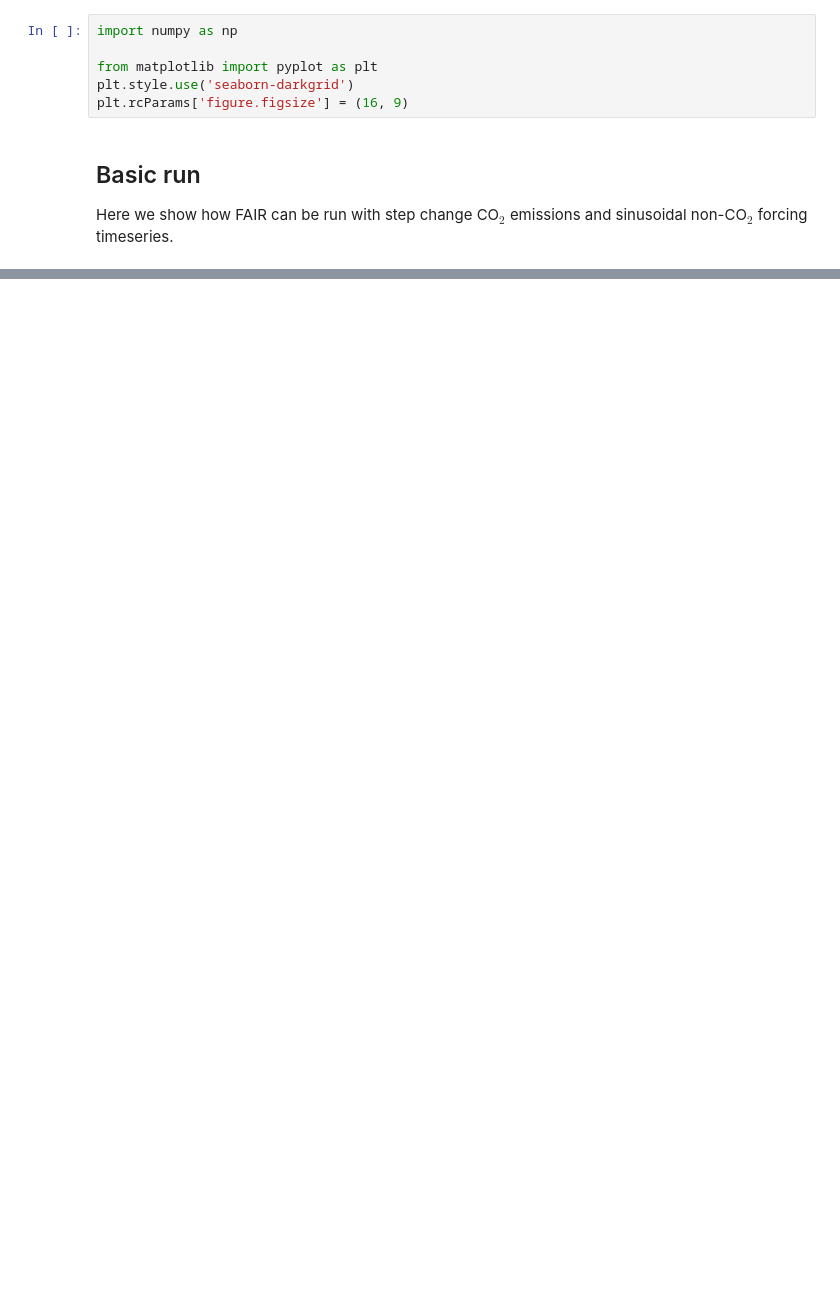
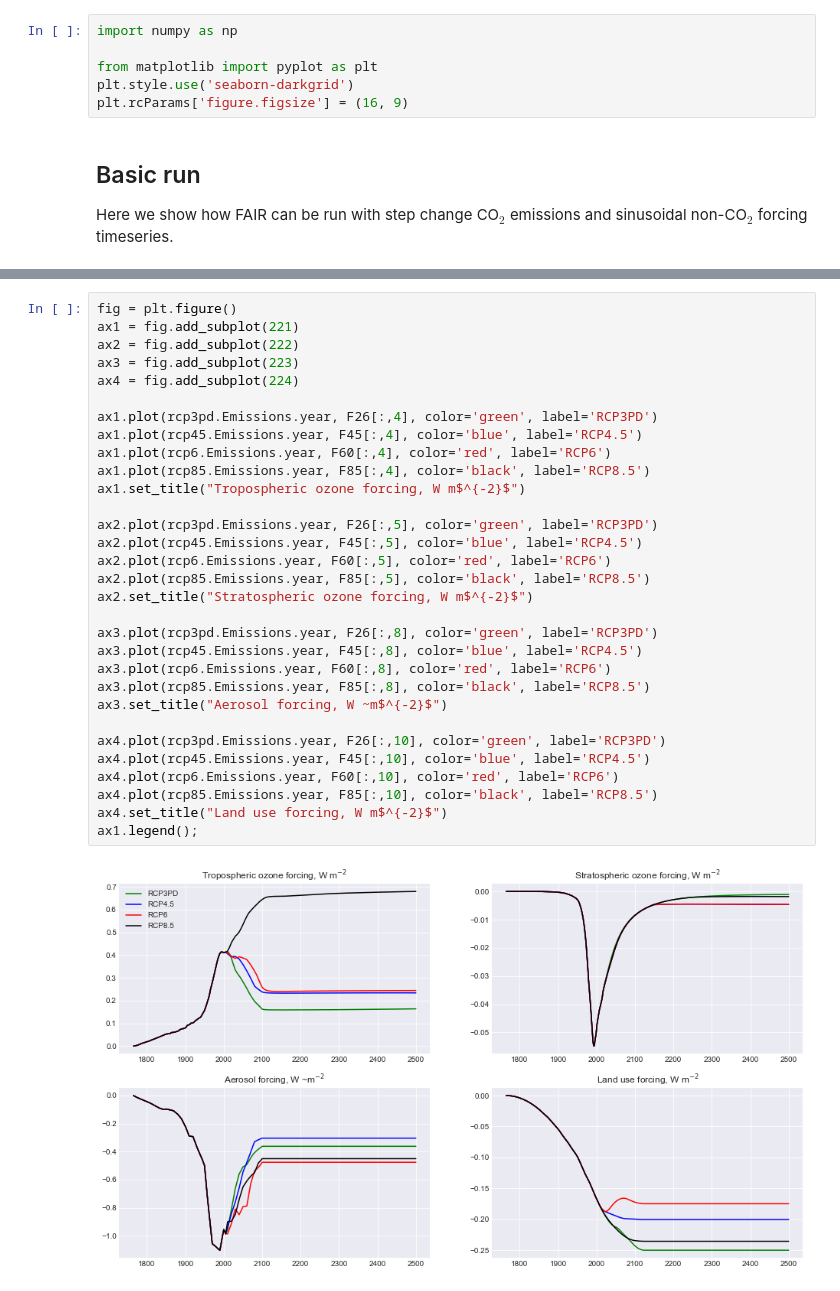
Before and after one commit to OMS-NetZero/FAIR, a Jupyter notebook: Example-Usage.ipynb, the cells around one changed output, grey strips where cells are left out. Drawn from its saved outputs; the diff is of its cells as text; blank space fills up the shorter version.

```diff
--- a/Example-Usage.ipynb
+++ b/Example-Usage.ipynb
@@ -125,0 +157,33 @@ ax4.set_ylabel('Temperature anomaly (K)');
+# %%
+fig = plt.figure()
+ax1 = fig.add_subplot(221)
+ax2 = fig.add_subplot(222)
+ax3 = fig.add_subplot(223)
+ax4 = fig.add_subplot(224)
+
+ax1.plot(rcp3pd.Emissions.year, F26[:,4], color='green', label='RCP3PD')
+ax1.plot(rcp45.Emissions.year, F45[:,4], color='blue', label='RCP4.5')
+ax1.plot(rcp6.Emissions.year, F60[:,4], color='red', label='RCP6')
+ax1.plot(rcp85.Emissions.year, F85[:,4], color='black', label='RCP8.5')
+ax1.set_title("Tropospheric ozone forcing, W m$^{-2}$")
+
+ax2.plot(rcp3pd.Emissions.year, F26[:,5], color='green', label='RCP3PD')
+ax2.plot(rcp45.Emissions.year, F45[:,5], color='blue', label='RCP4.5')
+ax2.plot(rcp6.Emissions.year, F60[:,5], color='red', label='RCP6')
+ax2.plot(rcp85.Emissions.year, F85[:,5], color='black', label='RCP8.5')
+ax2.set_title("Stratospheric ozone forcing, W m$^{-2}$")
+
+ax3.plot(rcp3pd.Emissions.year, F26[:,8], color='green', label='RCP3PD')
+ax3.plot(rcp45.Emissions.year, F45[:,8], color='blue', label='RCP4.5')
+ax3.plot(rcp6.Emissions.year, F60[:,8], color='red', label='RCP6')
+ax3.plot(rcp85.Emissions.year, F85[:,8], color='black', label='RCP8.5')
+ax3.set_title("Aerosol forcing, W ~m$^{-2}$")
+
+ax4.plot(rcp3pd.Emissions.year, F26[:,10], color='green', label='RCP3PD')
+ax4.plot(rcp45.Emissions.year, F45[:,10], color='blue', label='RCP4.5')
+ax4.plot(rcp6.Emissions.year, F60[:,10], color='red', label='RCP6')
+ax4.plot(rcp85.Emissions.year, F85[:,10], color='black', label='RCP8.5')
+ax4.set_title("Land use forcing, W m$^{-2}$")
+ax1.legend();
+# %% [output]
+[figure, added]
```
Also changed, not shown: parts of 15 cells of this notebook, 20 other files.
